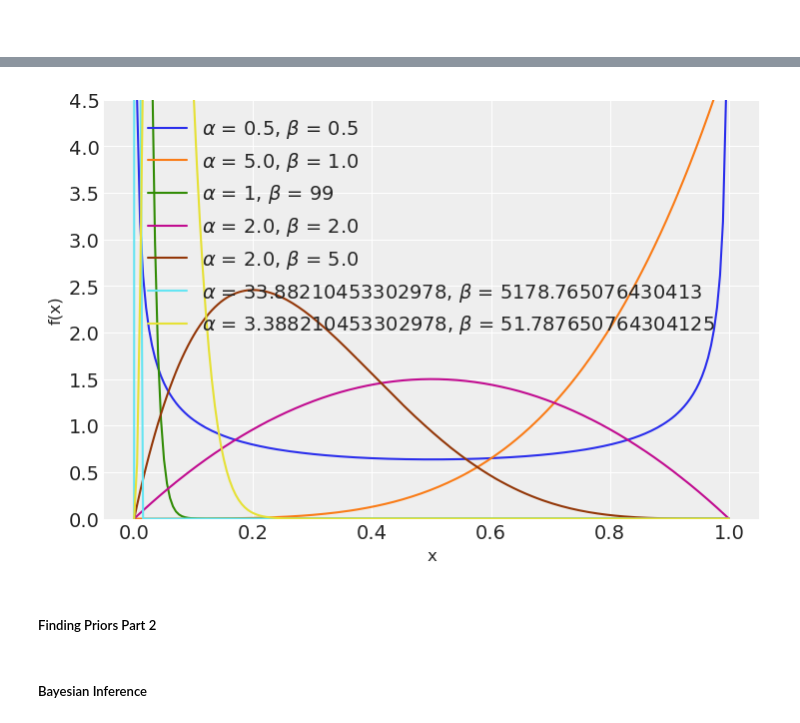
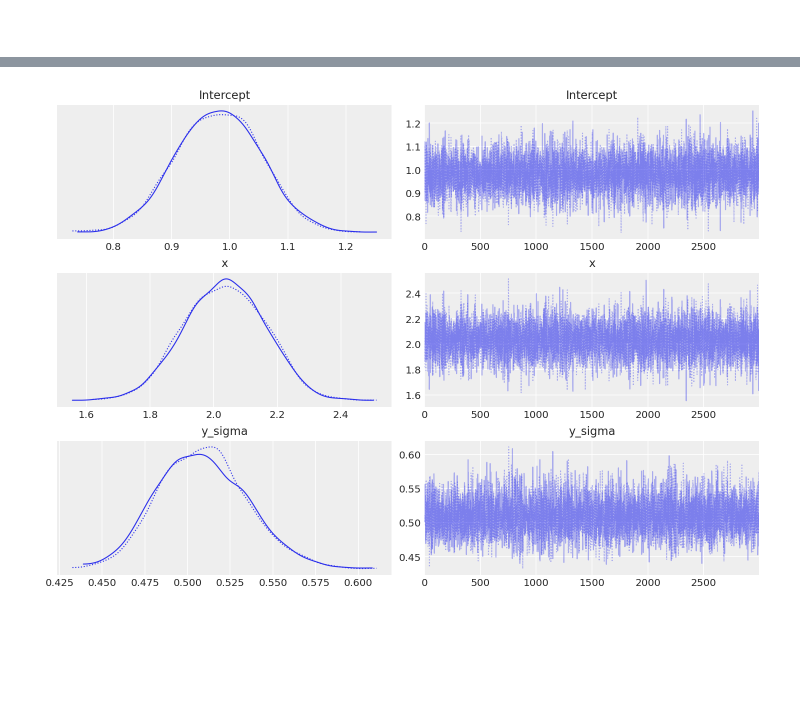
Before and after one commit to jwalluww/Bayesian_Inference, a Jupyter notebook: Medium_Articles/PYMC4.ipynb, the cells around one changed output, grey strips where cells are left out. Cells and saved outputs as stored; diff of their text form; code cells hidden in the pictures; blank space fills up the shorter version.

Commit message:
updating bayesian inference

```diff
--- a/Medium_Articles/PYMC4.ipynb
+++ b/Medium_Articles/PYMC4.ipynb
@@ -68,5 +40,14 @@ df.head()
 # %%
-### Value Counts for rank & totaltech signups
-print(df['RNK'].value_counts())
-print(df['CAMP_TOTALTECH'].value_counts())
+size = 200
+true_intercept = 1
+true_slope = 2
+
+x = np.linspace(0, 1, size)
+# y = a + b*x
+true_regression_line = true_intercept + true_slope * x
+# add noise
+y = true_regression_line + rng.normal(scale=0.5, size=size)
+
+data = pd.DataFrame(dict(x=x, y=y))
+data.head()
 # %% [output]
@@ -132,4 +91,3 @@ P-Value: 0.0021075412676172306
 # %%
-# 3125/480768
-prior_data = [0.0065,0.0065,0.0065,0.0075,0.0075,0.0055,0.0055,0.0045,0.0085,0.0065]
-a,b,_,_ = dist.beta.fit(prior_data,floc=0,fscale=1)
+model = bmb.Model("y~x",data)
+idata = model.fit(draws=3000,cores=1)
@@ -136,22 +102,5 @@ a,b,_,_ = dist.beta.fit(prior_data,floc=0,fscale=1)
 # %%
-import matplotlib.pyplot as plt
-import numpy as np
-import scipy.stats as st
-import arviz as az
-plt.style.use('arviz-darkgrid')
-x = np.linspace(0, 1, 200)
-alphas = [.5, 5., 1, 2., 2., a, a/10]
-betas = [.5, 1., 99, 2., 5., b, b/100]
-for a, b in zip(alphas, betas):
-    pdf = st.beta.pdf(x, a, b)
-    plt.plot(x, pdf, label=r'$\alpha$ = {}, $\beta$ = {}'.format(a, b))
-plt.xlabel('x', fontsize=12)
-plt.ylabel('f(x)', fontsize=12)
-plt.ylim(0, 4.5)
-plt.legend(loc=9)
-plt.show()
+az.plot_trace(idata, figsize=(10, 7));
 # %% [output]
-[figure, old version]
+[figure, new version]
-# %% [markdown]
-##### Finding Priors Part 2
 # %%
@@ -162,3 +108 @@ constrained_priors = pm.find_constrained_prior(pm.Beta,lower=lower,upper=upper,m
-# %% [markdown]
-##### Bayesian Inference
 # %%
```
Also changed, not shown: parts of 25 cells of this notebook, 6 other files.
